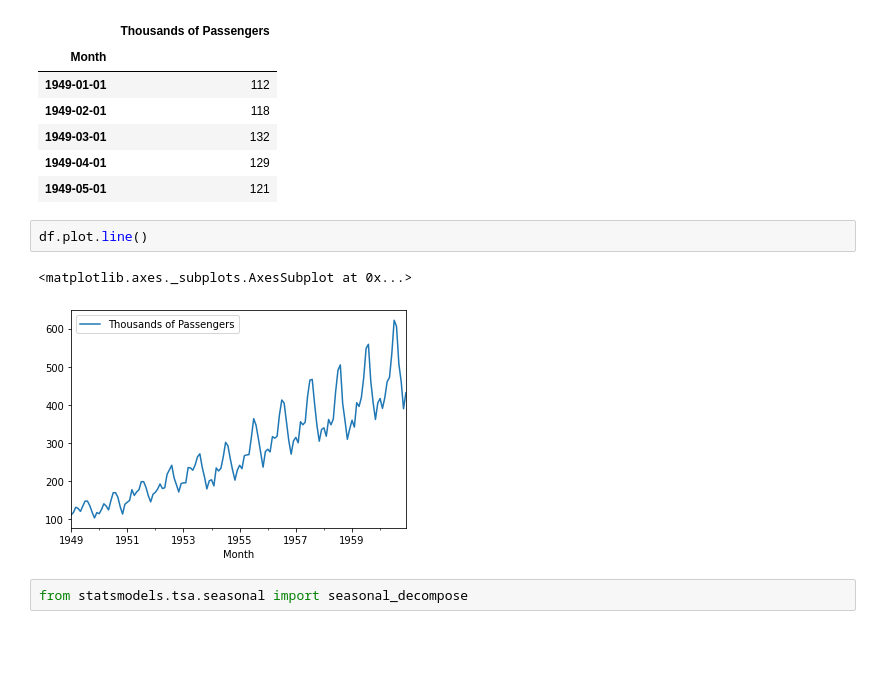
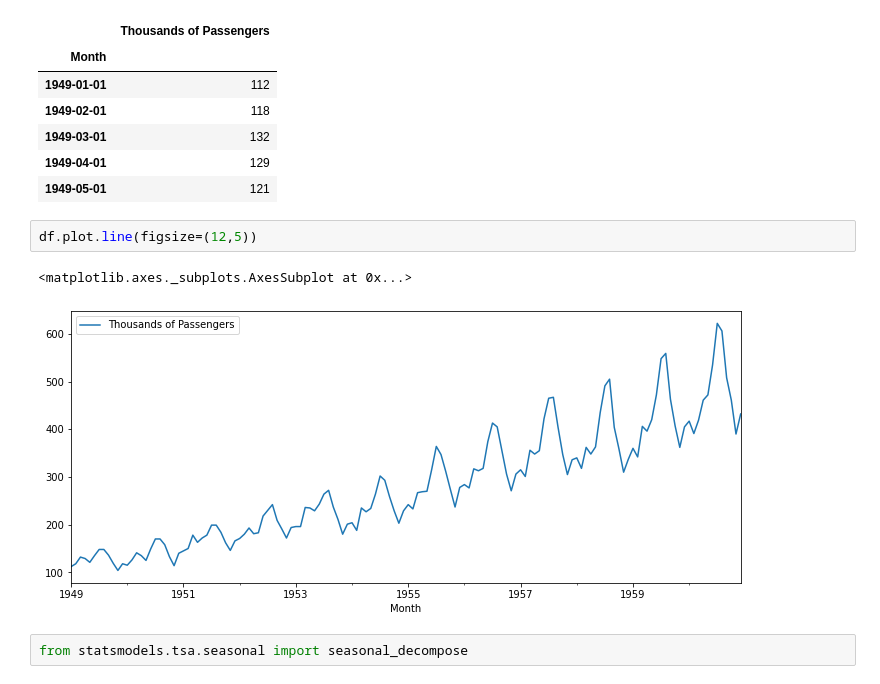
Before and after one commit to SamratDe/Time-Series-analysis, a Jupyter notebook: 03_Analysis_with_Statsmodels.ipynb, the cells around one changed output. Drawn from its saved outputs; the diff is of its cells as text; blank space fills up the shorter version.

```diff
--- a/03_Analysis_with_Statsmodels.ipynb
+++ b/03_Analysis_with_Statsmodels.ipynb
@@ -91,10 +89,10 @@ df.head()
 | 1949-04-01 | 129 |
 | 1949-05-01 | 121 |
 # %%
-df.plot.line()
+df.plot.line(figsize=(12,5))
 # %% [output]
 <matplotlib.axes._subplots.AxesSubplot at 0x...>
-[figure, old version]
+[figure, new version]
 # %%
 from statsmodels.tsa.seasonal import seasonal_decompose
 # %%
```
Also changed, not shown: parts of 47 cells of this notebook.
